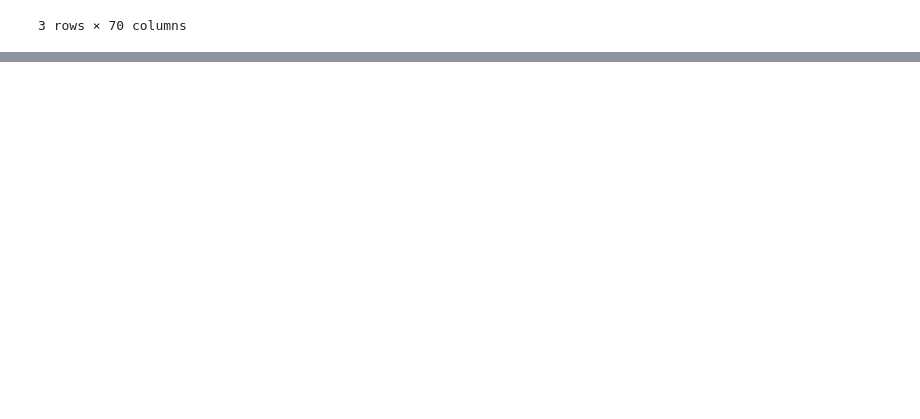
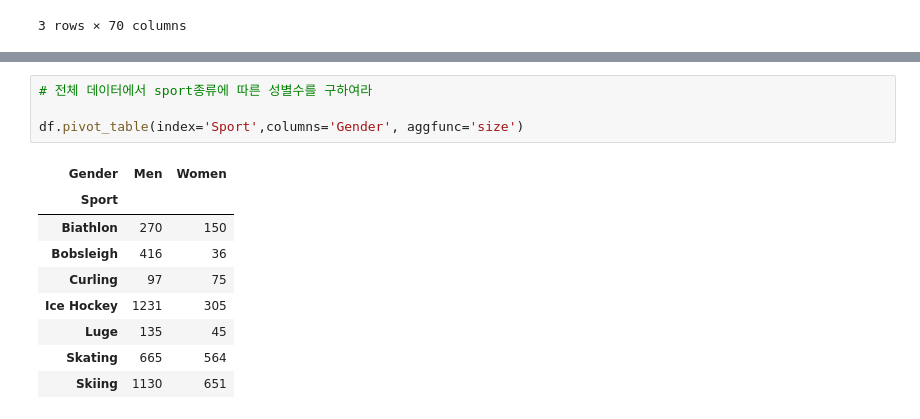
Before and after one commit to Miyeon-Pyeon/bigdataanalysis_practice, a Jupyter notebook: 빅분기_1108.ipynb, the cells around one changed output, grey strips where cells are left out. Saved outputs shown, nothing was run; the diff lists cells and outputs as text; blank space fills up the shorter version.

```diff
--- a/빅분기_1108.ipynb
+++ b/빅분기_1108.ipynb
@@ -74,0 +120,14 @@ df.pivot_table(index='Dim1', columns='Period', values='First Tooltip', aggfunc='
+# %%
+# 전체 데이터에서 sport종류에 따른 성별수를 구하여라
+
+df.pivot_table(index='Sport',columns='Gender', aggfunc='size')
+# %% [output]
+| Gender | Men | Women |
+| Sport |  |  |
+| Biathlon | 270 | 150 |
+| Bobsleigh | 416 | 36 |
+| Curling | 97 | 75 |
+| Ice Hockey | 1231 | 305 |
+| Luge | 135 | 45 |
+| Skating | 665 | 564 |
+| Skiing | 1130 | 651 |
```
Also changed, not shown: parts of 4 cells of this notebook.
